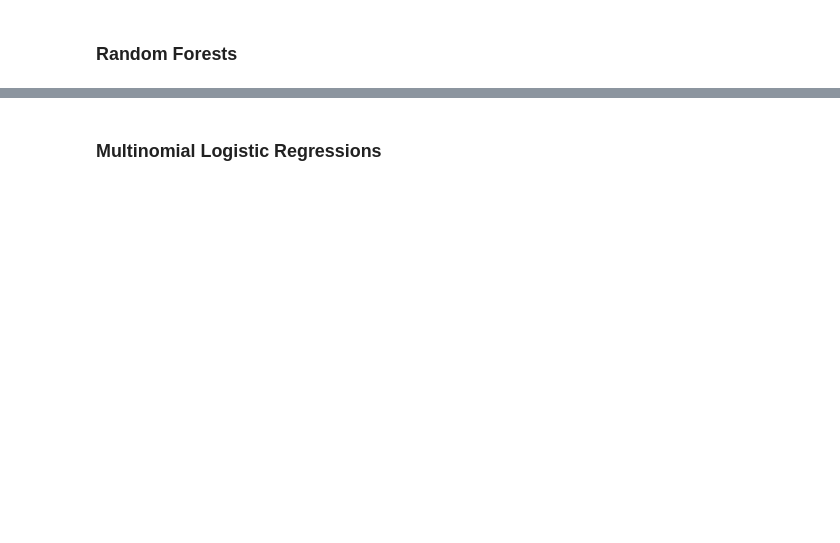
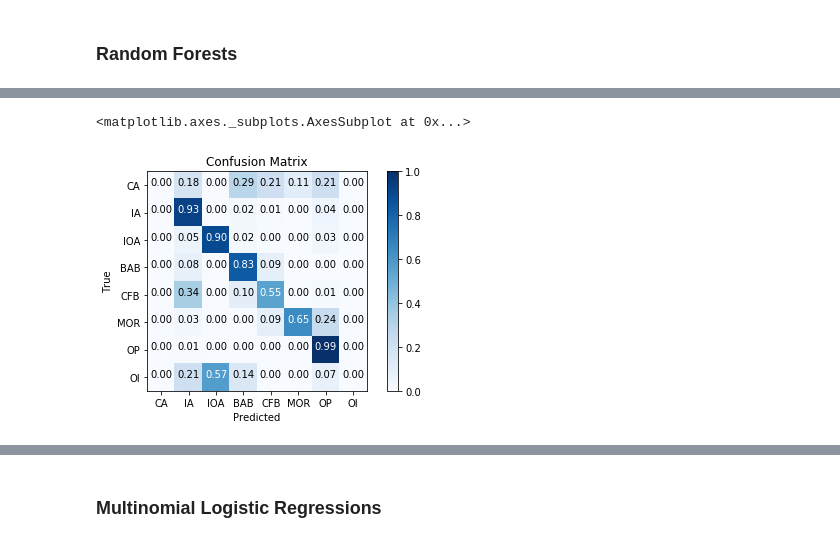
Before and after one commit to morganjwilliams/aegc2019, a Jupyter notebook: notebooks/3_Classifiers_ClassifierModels.ipynb, the cells around one changed output, grey strips where cells are left out. Cells and saved outputs as stored; diff of their text form; code cells hidden in the pictures; blank space fills up the shorter version.

Commit message:
Update Classifier Model Notebook

```diff
--- a/notebooks/3_Classifiers_ClassifierModels.ipynb
+++ b/notebooks/3_Classifiers_ClassifierModels.ipynb
@@ -29,2 +73,5 @@ df = pd.read_csv('https://storage.googleapis.com/aegc2019/ueki2018.csv')
 # %% [markdown]
 ### Random Forests
+# %%
+rf = RandomForestClassifier(n_estimators=1000, max_depth=4, verbose=1)
+rf.fit(X_train, y_train)
@@ -30,0 +95,3 @@ df = pd.read_csv('https://storage.googleapis.com/aegc2019/ueki2018.csv')
+# %%
+plot_confusion_matrix(rf, X_test, y_test, normalize=True, classes=classes)
+# %% [output]
@@ -30,0 +100,2 @@ df = pd.read_csv('https://storage.googleapis.com/aegc2019/ueki2018.csv')
+<matplotlib.axes._subplots.AxesSubplot at 0x...>
+[figure, added]
```
Also changed, not shown: parts of 37 cells of this notebook.
